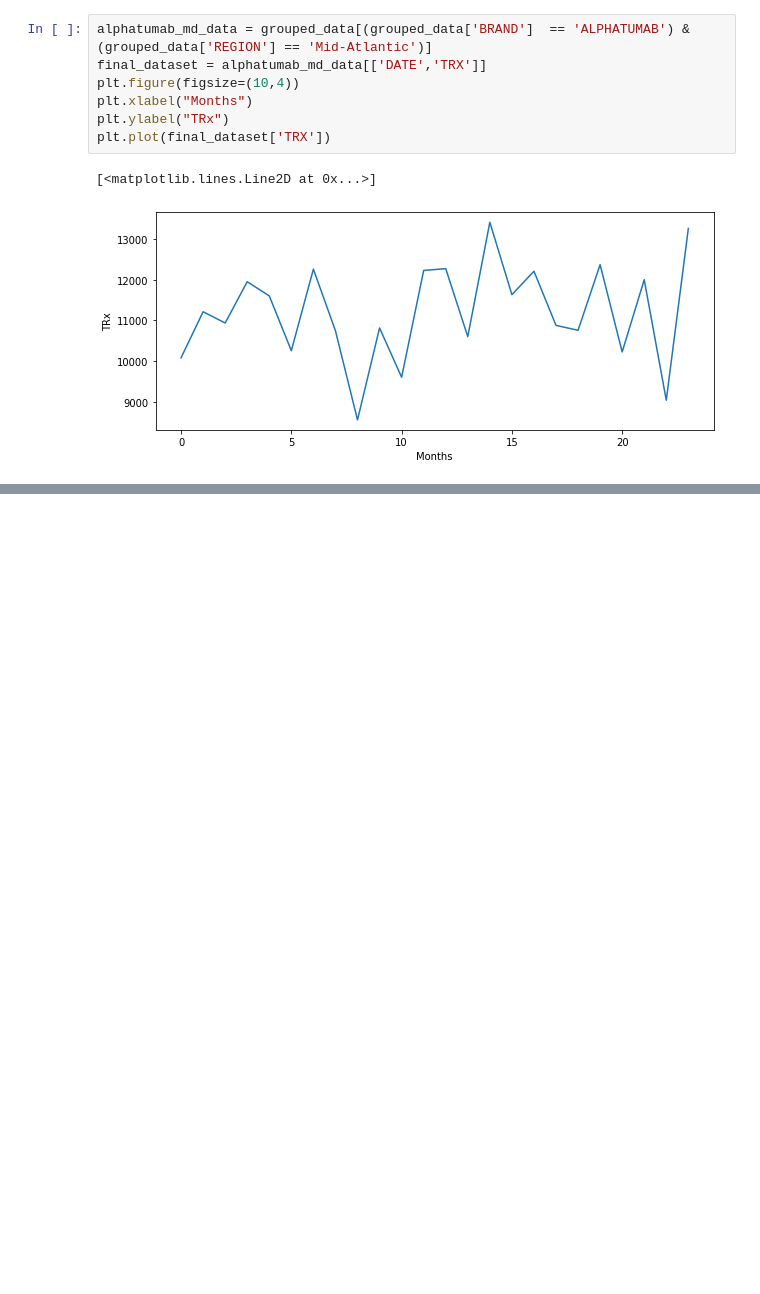
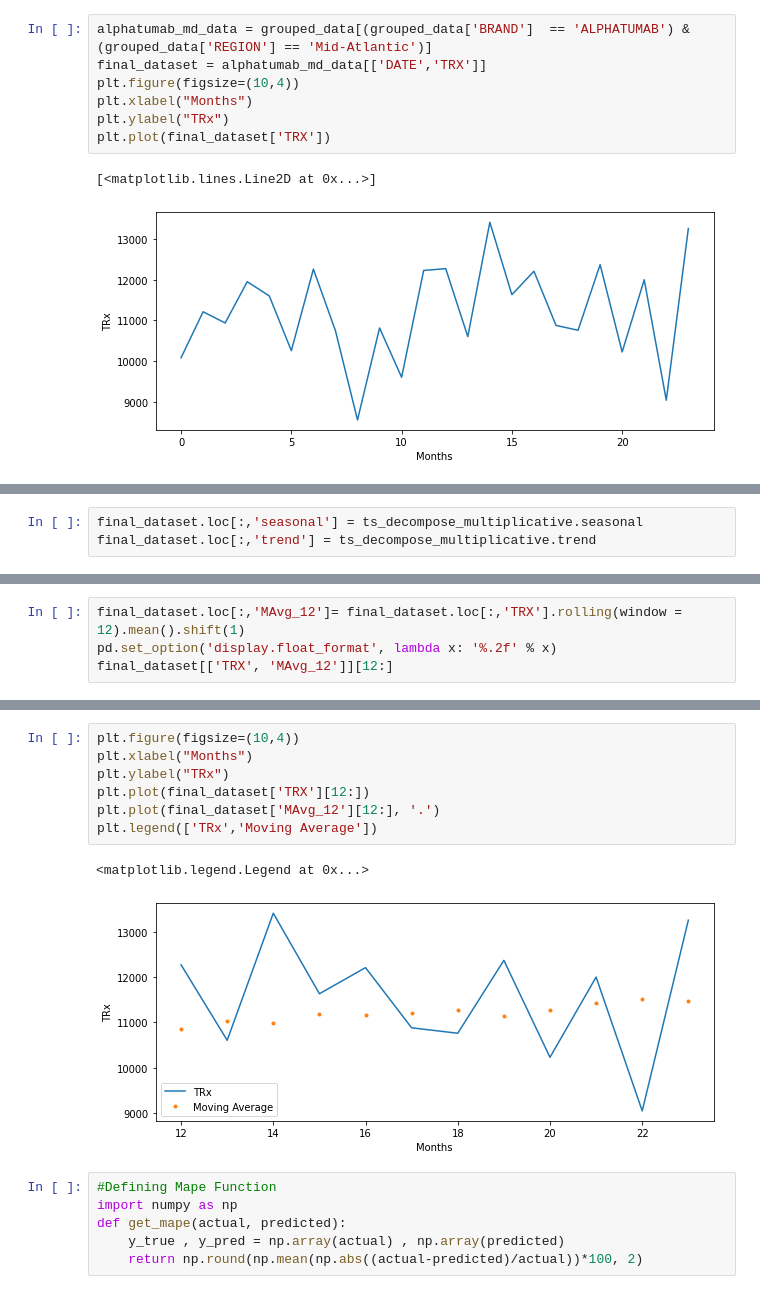
Before and after one commit to Amoghm123/pharmatest, a Jupyter notebook: Untitled.ipynb, the cells around one changed output, grey strips where cells are left out. Cells and saved outputs as stored; diff of their text form; blank space fills up the shorter version.

```diff
--- a/Untitled.ipynb
+++ b/Untitled.ipynb
@@ -162,0 +195,3 @@ Collecting six
+# %%
+final_dataset.loc[:,'seasonal'] = ts_decompose_multiplicative.seasonal
+final_dataset.loc[:,'trend'] = ts_decompose_multiplicative.trend
@@ -162,0 +209,4 @@ Collecting six
+# %%
+final_dataset.loc[:,'MAvg_12']= final_dataset.loc[:,'TRX'].rolling(window = 12).mean().shift(1)
+pd.set_option('display.float_format', lambda x: '%.2f' % x)
+final_dataset[['TRX', 'MAvg_12']][12:]
@@ -162,0 +232,16 @@ Collecting six
+# %%
+plt.figure(figsize=(10,4))
+plt.xlabel("Months")
+plt.ylabel("TRx")
+plt.plot(final_dataset['TRX'][12:])
+plt.plot(final_dataset['MAvg_12'][12:], '.')
+plt.legend(['TRx','Moving Average'])
+# %% [output]
+<matplotlib.legend.Legend at 0x...>
+[figure, added]
+# %%
+#Defining Mape Function
+import numpy as np
+def get_mape(actual, predicted):
+    y_true , y_pred = np.array(actual) , np.array(predicted)
+    return np.round(np.mean(np.abs((actual-predicted)/actual))*100, 2)
```
Also changed, not shown: parts of 6 cells of this notebook.
